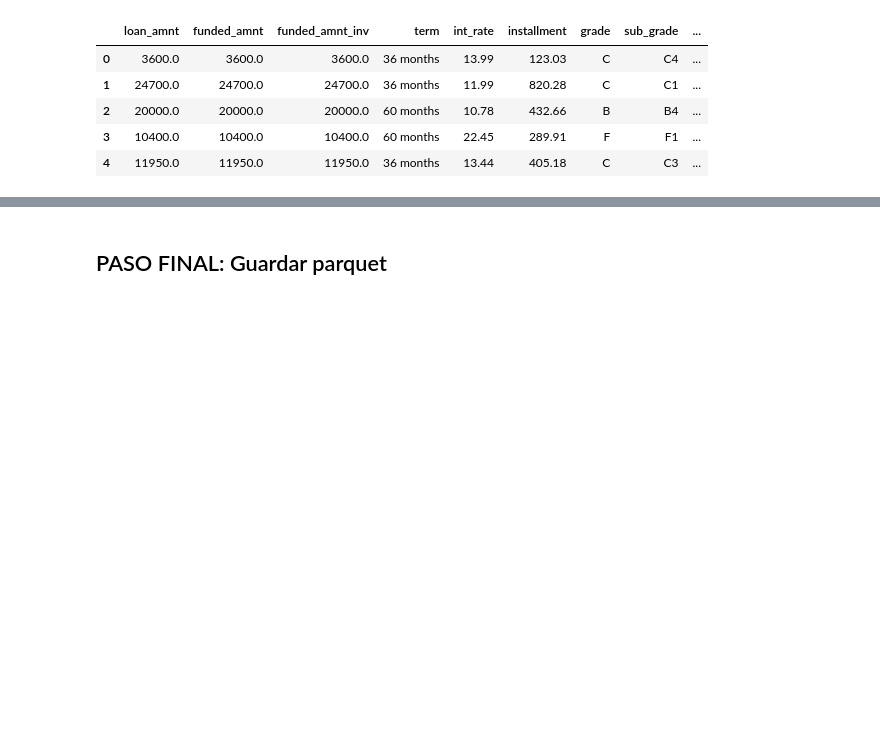
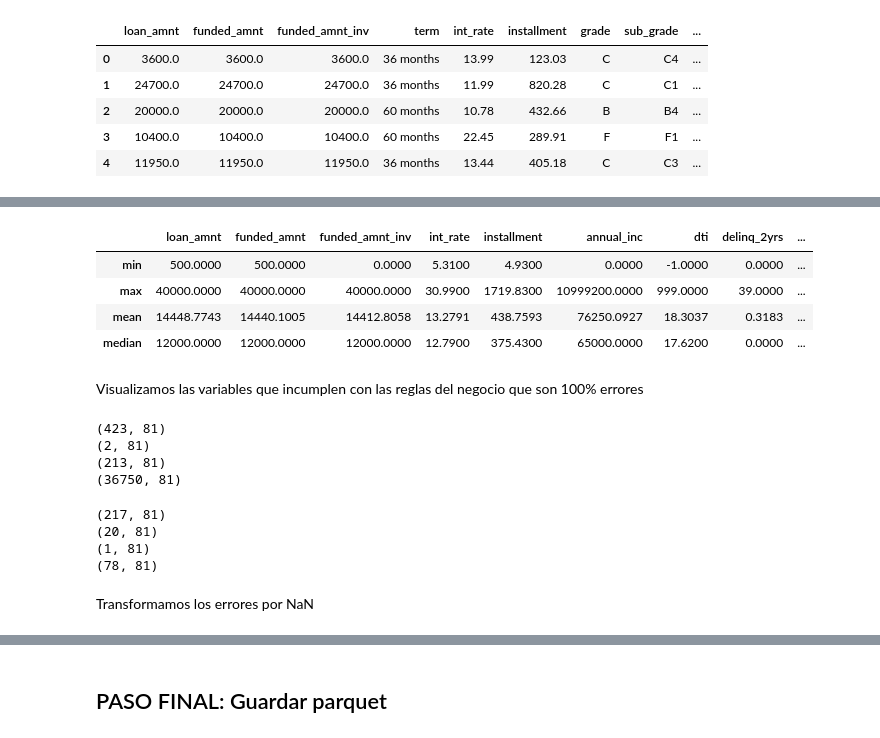
Before and after one commit to kerasPro/credit-risk-model, a Jupyter notebook: notebooks/01_data_ingestion_and_cleaning.ipynb, the cells around one changed output, grey strips where cells are left out. Saved outputs shown, nothing was run; the diff lists cells and outputs as text; code cells hidden in the pictures; blank space fills up the shorter version.

```diff
--- a/notebooks/01_data_ingestion_and_cleaning.ipynb
+++ b/notebooks/01_data_ingestion_and_cleaning.ipynb
@@ -11,6 +11,7 @@ import seaborn as sns
 
 pd.set_option('display.max_columns', None)
 pd.options.display.max_info_columns = 200
+pd.set_option('display.float_format', '{:.4f}'.format)
 # %%
 data_raw_accepted = pd.read_csv("../data/raw/accepted_2007_to_2018Q4.csv", low_memory=False)
 # %%
@@ -457,0 +463,6 @@ df_completed_filtred.head()
+# %%
+num_cols = df_completed_filtred.select_dtypes(include=['int64', 'float64']).columns.tolist()
+if 'loan_status' in num_cols:
+    num_cols.remove('loan_status')
+
+print(f"Total variables numéricas: {len(num_cols)}")
@@ -457,0 +544,42 @@ df_completed_filtred.head()
+# %%
+df_completed_filtred[num_cols].agg(['min', 'max', 'mean', 'median'])
+# %% [output]
+|  | loan_amnt | funded_amnt | funded_amnt_inv | int_rate | installment | annual_inc | dti | delinq_2yrs | ... |
+| min | 500.0000 | 500.0000 | 0.0000 | 5.3100 | 4.9300 | 0.0000 | -1.0000 | 0.0000 | ... |
+| max | 40000.0000 | 40000.0000 | 40000.0000 | 30.9900 | 1719.8300 | 10999200.0000 | 999.0000 | 39.0000 | ... |
+| mean | 14448.7743 | 14440.1005 | 14412.8058 | 13.2791 | 438.7593 | 76250.0927 | 18.3037 | 0.3183 | ... |
+| median | 12000.0000 | 12000.0000 | 12000.0000 | 12.7900 | 375.4300 | 65000.0000 | 17.6200 | 0.0000 | ... |
+# %% [markdown]
+Visualizamos las variables que incumplen con las reglas del negocio que son 100% errores
+# %%
+variables_analizar_min = ["annual_inc", "dti", "last_fico_range_high", "last_fico_range_low"]
+
+print(df_completed_filtred[df_completed_filtred['annual_inc'] < 1000].shape)
+
+print(df_completed_filtred[df_completed_filtred["dti"] < 0].shape)
+
+print(df_completed_filtred[df_completed_filtred["last_fico_range_high"] < 300].shape)
+
+print(df_completed_filtred[df_completed_filtred["last_fico_range_low"] < 300].shape)
+# %% [output]
+(423, 81)
+(2, 81)
+(213, 81)
+(36750, 81)
+# %%
+variables_analizar_max = ["dti","revol_util","acc_now_delinq", "bc_util" ]
+
+print(df_completed_filtred[df_completed_filtred["dti"] > 200].shape)
+
+print(df_completed_filtred[df_completed_filtred["revol_util"] > 150].shape)
+
+print(df_completed_filtred[df_completed_filtred["acc_now_delinq"] > 10].shape)
+
+print(df_completed_filtred[df_completed_filtred["bc_util"] > 150].shape)
+# %% [output]
+(217, 81)
+(20, 81)
+(1, 81)
+(78, 81)
+# %% [markdown]
+Transformamos los errores por NaN
```
Also changed, not shown: parts of 20 cells of this notebook.
